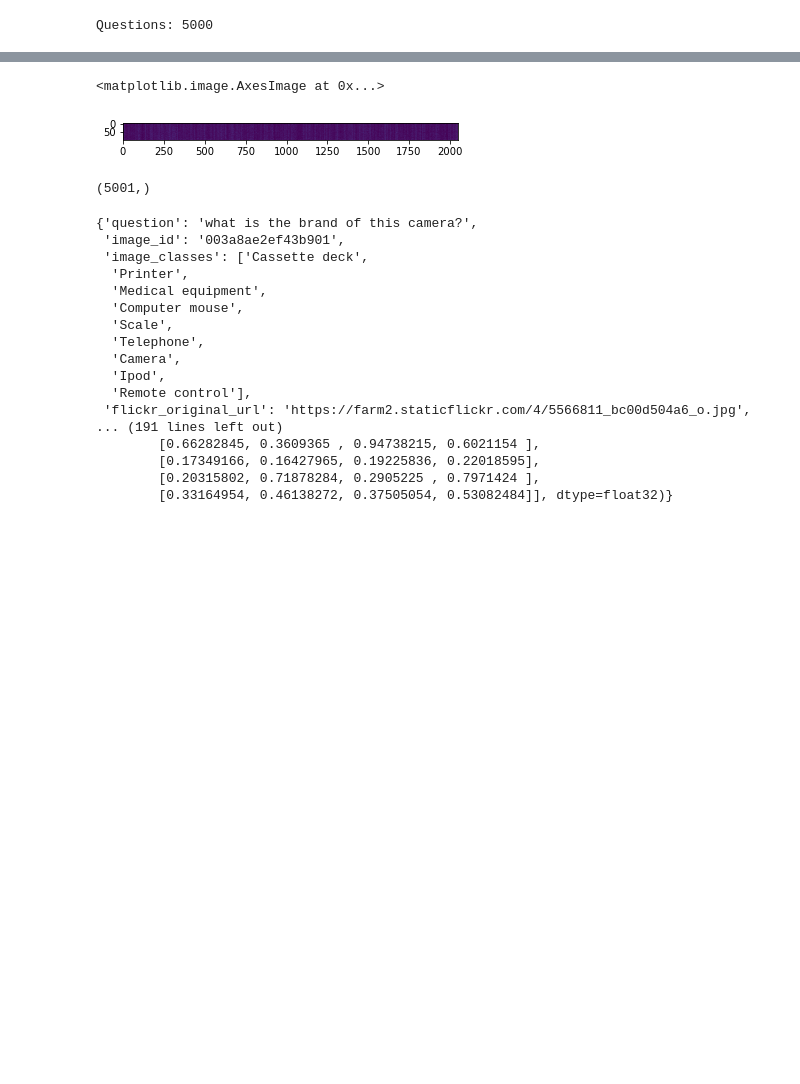
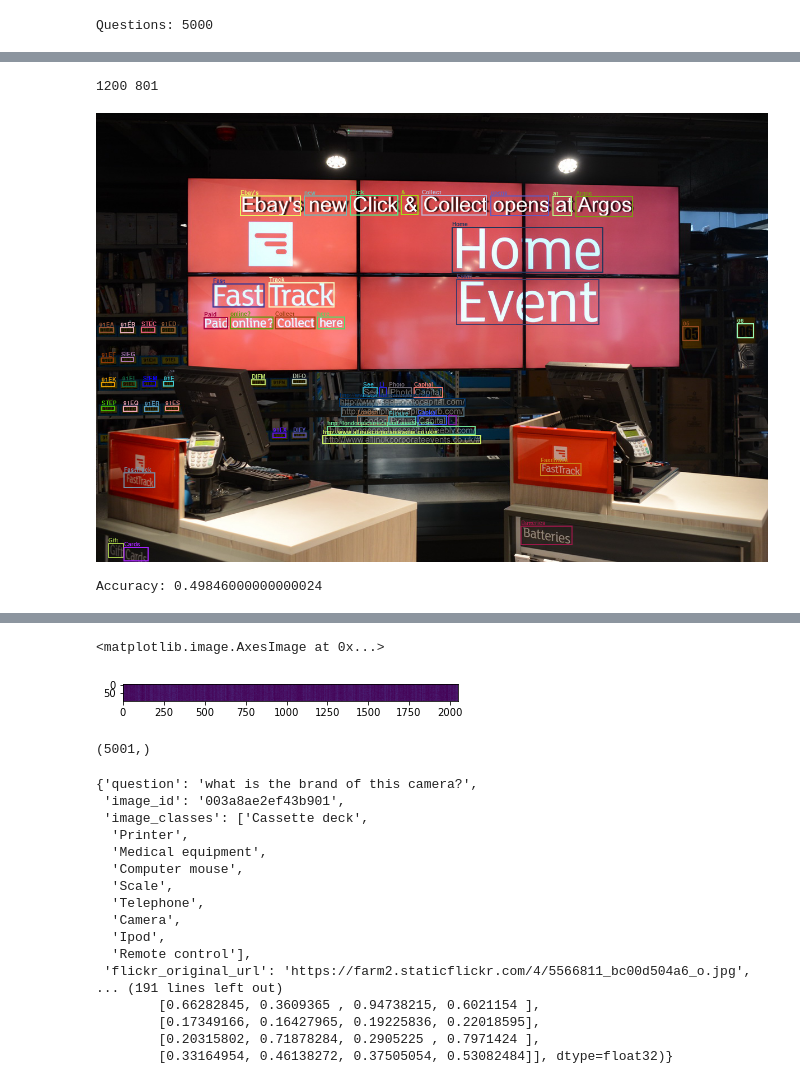
Before and after one commit to priyamtejaswin/TAP, a Jupyter notebook: results.ipynb, the cells around one changed output, grey strips where cells are left out. Saved outputs shown, nothing was run; the diff lists cells and outputs as text; code cells hidden in the pictures; blank space fills up the shorter version.

Commit message:
Completed code for inspecting and analyzing results for M4C and TAP.

```diff
--- a/results.ipynb
+++ b/results.ipynb
@@ -31,0 +52,8 @@ Questions: 5000
+# %%
+truth = {}
+with open('/usr0/home/ptejaswi/TextVQA_0.5.1_val.json', 'rb') as fp:
+    for x in json.loads(fp.read())['data']:
+        truth[x['question_id']] = x
+
+print("Truths:", len(truth))
+assert len(preds) == len(truth)
@@ -32,5 +85,5 @@ Questions: 5000
 # %%
-meta = {}
+meta = defaultdict(dict)
 count = 0
 # question_id
 # image_id
@@ -44,15 +97,30 @@ count = 0
 #   ocr_boxes
 #   max_features
 
-for fname in os.listdir('/usr0/home/ptejaswi/TAP/save/m4c_base_val'):
+for fname in sorted(os.listdir('/usr0/home/ptejaswi/TAP/save/m4c_base_val')):
     if fname.endswith('.pkl'):
         fpath = os.path.join('/usr0/home/ptejaswi/TAP/save/m4c_base_val', fname)
         with open(fpath, 'rb') as fp:
             obj = pickle.load(fp)
             count += 1
             size = len(obj['question_id'])
+            for i in range(size):
+                qid = obj['question_id'][i]
 
+                meta[qid]['image_id'] = obj['image_id'][i]
+                meta[qid]['img_objects'] = obj['image_info_0']['objects'][i]
+                meta[qid]['img_bbox'] = obj['obj_bbox_coordinates'][i]
+                meta[qid]['img_features'] = obj['image_info_0']['max_features'][i]
+                meta[qid]['img_tokens'] = obj['image_info_0']['object_tokens'][i]
+                meta[qid]['img_height'] = obj['image_info_0']['image_height'][i]
+                meta[qid]['img_width'] = obj['image_info_0']['image_width'][i]
+
+                meta[qid]['ocr_tokens'] = obj['image_info_1']['ocr_tokens'][i]
+                meta[qid]['ocr_boxes'] = obj['ocr_bbox_coordinates'][i]
+                meta[qid]['ocr_features'] = obj['image_info_1']['max_features'][i]
 
 print("Final count:", count)
+print("Meta:", len(meta))
+assert len(meta) == len(truth)
 # %% [output]
 Final count: 40
@@ -82,0 +181,16 @@ array([[[0., 0., 0., ..., 0., 0., 0.],
+# %%
+from PIL import Image, ImageDraw, ImageFont
+fnt = ImageFont.truetype("/usr/share/fonts/truetype/freefont/FreeSansBold.ttf", 10)
+ebay = Image.open('./sample_images/6f7a4307446cd1b1.jpg')
+print(ebay.width, ebay.height)
+draw = ImageDraw.Draw(ebay)
+# draw.rectangle([0.21484375*ebay.width, 0.18421052*ebay.height, 0.3046875*ebay.width , 0.22953217*ebay.height], outline=255, width=2)
+# [0.21484375, 0.18421052, 0.3046875 , 0.22953217]
+for label, bbox in zip(meta[35676]['ocr_tokens'], obj['ocr_bbox_coordinates'][-1]):
+    color = tuple([int(x) for x in np.random.random(size=3) * 256])
+    draw.rectangle([bbox[0]*ebay.width, bbox[1]*ebay.height, bbox[2]*ebay.width, bbox[3]*ebay.height], outline=color, width=2)
+    draw.text([bbox[0]*ebay.width+1, bbox[1]*ebay.height-10], label, font=fnt, fill=color)
+ebay
+# %% [output]
+1200 801
+[figure, added]
@@ -82,0 +225,4 @@ array([[[0., 0., 0., ..., 0., 0., 0.],
+# %%
+print("Accuracy:", sum([s for d, s in results])/len(results))
+# %% [output]
+Accuracy: 0.49846000000000024
```
Also changed, not shown: parts of 23 cells of this notebook.
